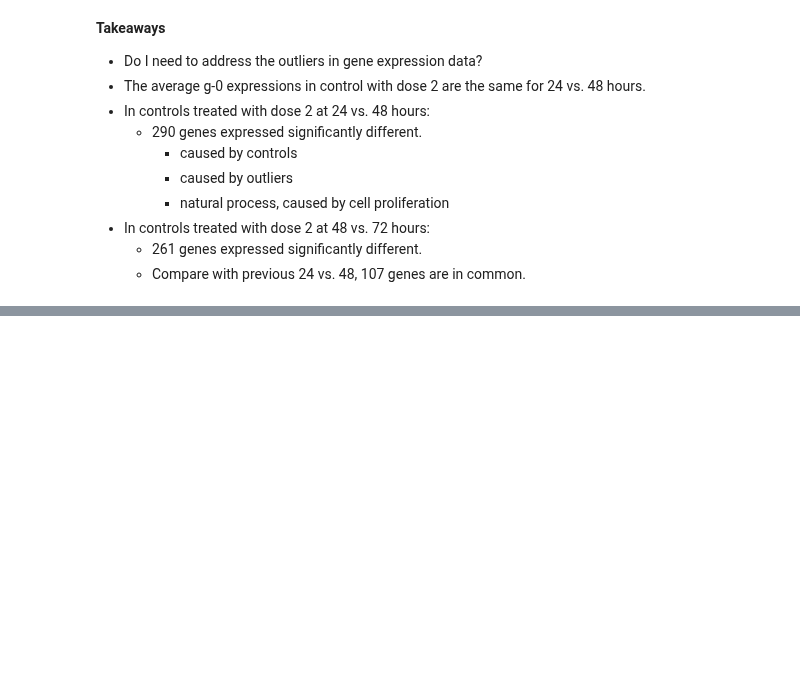
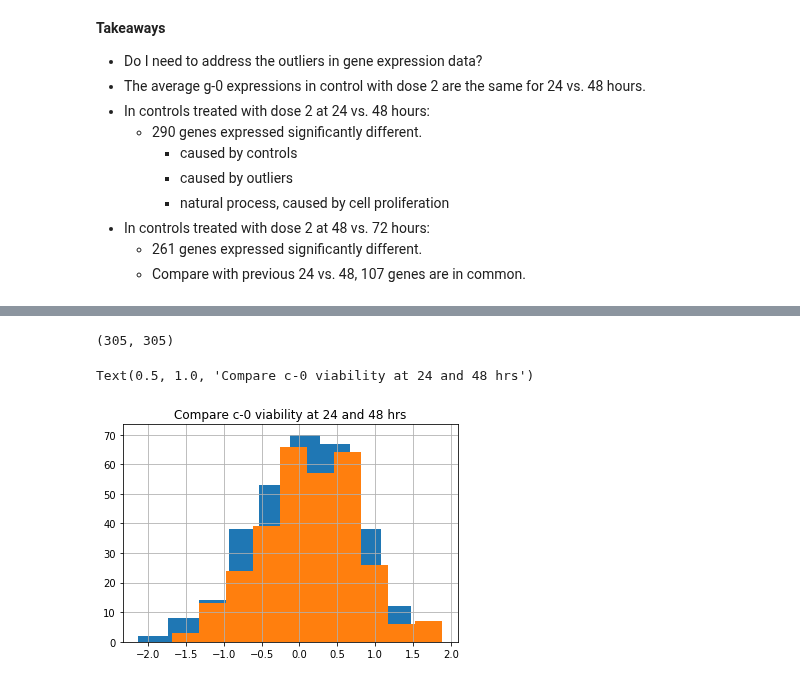
Before and after one commit to Yongliang-Shi/Mechanism-of-Action-Prediction, a Jupyter notebook: explore_moa.ipynb, the cells around one changed output, grey strips where cells are left out. Cells and saved outputs as stored; diff of their text form; code cells hidden in the pictures; blank space fills up the shorter version.

```diff
--- a/explore_moa.ipynb
+++ b/explore_moa.ipynb
@@ -165,0 +181,15 @@ len(set_diff_g_24_48 & set_diff_g_48_72)
+# %%
+# Check: the viability data of df_ctrl_d2 should have 305 rows.
+
+df_ctrl_d2_24['c-0'].size, df_ctrl_d2_48['c-0'].size
+# %% [output]
+(305, 305)
+# %%
+# Compare the distribution of the c-0 data at 24 vs. 48 hours.
+
+df_ctrl_d2_24['c-0'].hist()
+df_ctrl_d2_48['c-0'].hist()
+plt.title("Compare c-0 viability at 24 and 48 hrs")
+# %% [output]
+Text(0.5, 1.0, 'Compare c-0 viability at 24 and 48 hrs')
+[figure, added]
```
Also changed, not shown: parts of 17 cells of this notebook.
